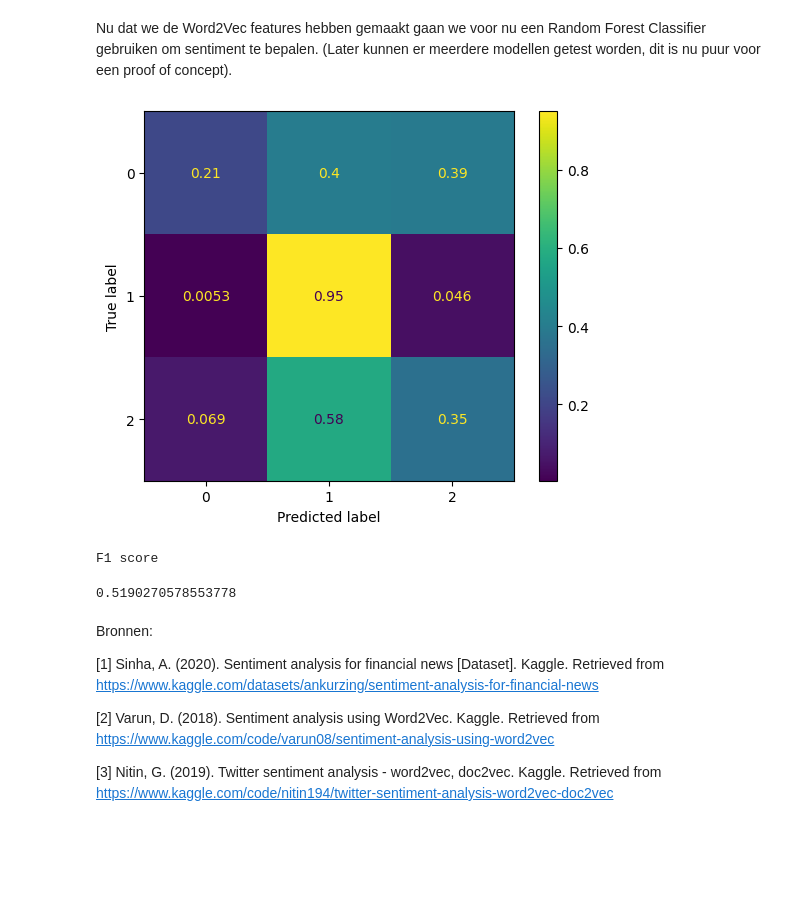
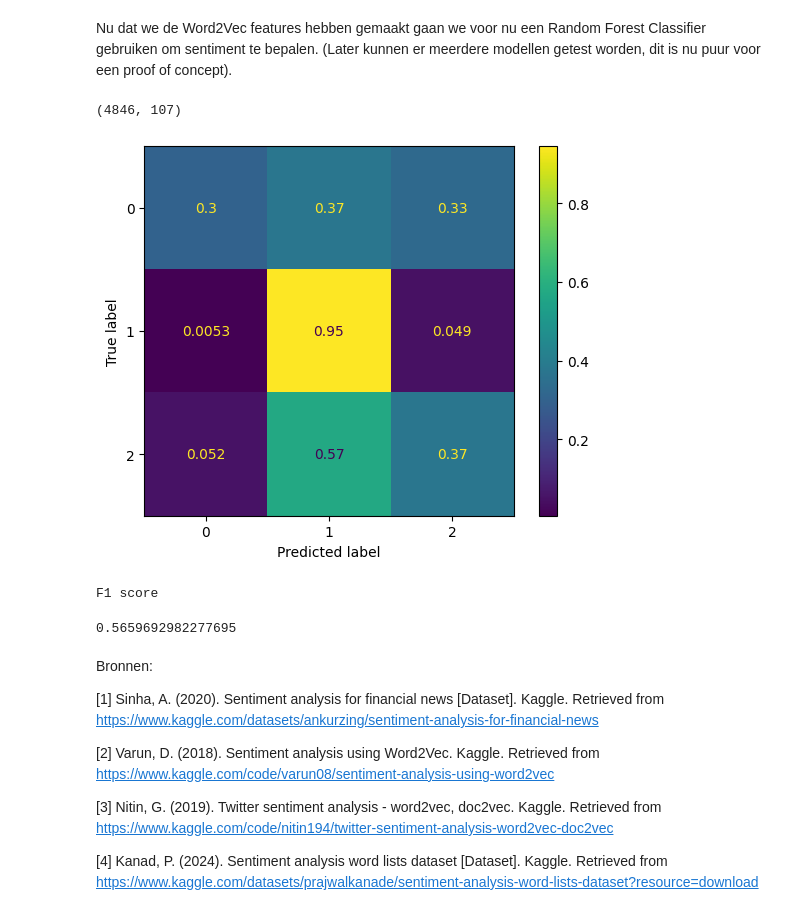
Before and after one commit to DragonKiller952/Schandaal-Scanner, a Jupyter notebook: SentimentAnalysis.ipynb, the cells around one changed output. Saved outputs shown, nothing was run; the diff lists cells and outputs as text; code cells hidden in the pictures; blank space fills up the shorter version.

```diff
--- a/SentimentAnalysis.ipynb
+++ b/SentimentAnalysis.ipynb
@@ -108,10 +119,36 @@ def remove_stop_words(text:str):
     return filtered_text
 
 df["clean_text_tokenized"] = df["clean_text_tokenized"].apply(remove_stop_words)
-# df["len"] = df["clean_text_tokenized"].apply(len)
-# # df = df[df["len"] < 10]
 
-# # df["len"].value_counts()
+# counts positive words in sentence
+def add_positive_words(tokens):
+    count = 0
+    for token in tokens:
+        if token in postive_words:
+            count += 1
+    return count
+
+# counts negative words in sentence
+def add_negative_words(tokens):
+    count = 0
+    for token in tokens:
+        if token in negative_words:
+            count += 1
+    return count
+
+# calculates average sentiment from text if value > 0 then positive, if value < 0 then negative, if value == 0 then neutral
+def average_word_sentiment(tokens):
+    if len(tokens) == 0:
+        return 0
+    pos = add_positive_words(tokens)
+    neg = add_negative_words(tokens)
+    avg = (pos-neg) / (len(tokens))
+    return avg
+
+
+df["postive_word_count"] = df["clean_text_tokenized"].apply(add_positive_words)
+df["negative_word_count"] = df["clean_text_tokenized"].apply(add_negative_words)
+df["avg_sentiment_of_words"] = df["clean_text_tokenized"].apply(average_word_sentiment)
 
 # map the sentiments to a number
 mapping = {
@@ -120,6 +157,7 @@ mapping = {
     "positive": 2
 }
 
-df["lables"] = df["sentiment"].map(mapping)
+
+df["labels"] = df["sentiment"].map(mapping)
 df
 # %% [output]
@@ -190,26 +228,29 @@ wordvec_df.shape
 # %% [markdown]
 Nu dat we de Word2Vec features hebben gemaakt gaan we voor nu een Random Forest Classifier gebruiken om sentiment te bepalen. (Later kunnen er meerdere modellen getest worden, dit is nu puur voor een proof of concept).
 # %%
-X = wordvec_df
-y = df["lables"]
-
+df = df.join(wordvec_df)
+print(df.shape)
+X = df.drop(["labels","sentiment","text","clean_text_tokenized"], axis=1)
+X.columns = X.columns.astype(str)
+y = df["labels"]
 X_train, X_test, y_train, y_test = train_test_split(X, y, test_size=0.2, random_state=42)
 
 rand_forest = RandomForestClassifier(n_estimators=200)
 rand_forest.fit(X_train, y_train)
 y_pred = rand_forest.predict(X_test)
 
 cm = sklearn.metrics.confusion_matrix(y_test, y_pred, normalize='true')
 disp = sklearn.metrics.ConfusionMatrixDisplay(confusion_matrix=cm, display_labels=mapping.values())
 disp.plot()
 plt.show()
 
 print("F1 score")
 sklearn.metrics.f1_score(y_test, y_pred, average="macro")
 # %% [output]
+(4846, 107)
-[figure, old version]
+[figure, new version]
-F1 score
-0.5190270578553778
+F1 score
+0.5659692982277695
 # %% [markdown]
 Bronnen:
 
@@ -218,3 +259,5 @@ Bronnen:
 [2] Varun, D. (2018). Sentiment analysis using Word2Vec. Kaggle. Retrieved from https://www.kaggle.com/code/varun08/sentiment-analysis-using-word2vec
 
 [3] Nitin, G. (2019). Twitter sentiment analysis - word2vec, doc2vec. Kaggle. Retrieved from https://www.kaggle.com/code/nitin194/twitter-sentiment-analysis-word2vec-doc2vec
+
+[4] Kanad, P. (2024). Sentiment analysis word lists dataset [Dataset]. Kaggle. Retrieved from https://www.kaggle.com/datasets/prajwalkanade/sentiment-analysis-word-lists-dataset?resource=download
```
Also changed, not shown: parts of 5 cells of this notebook, 2 other files.
